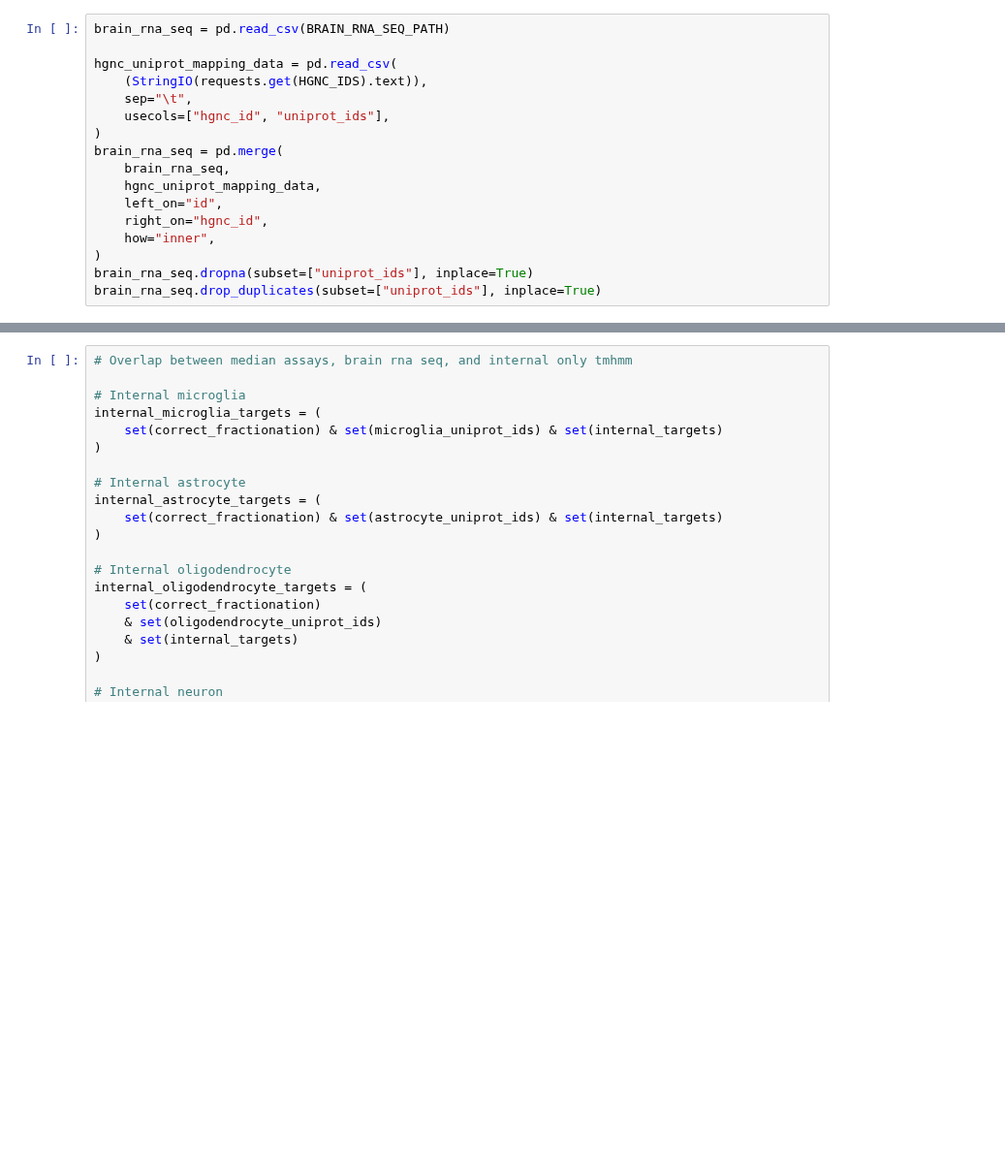
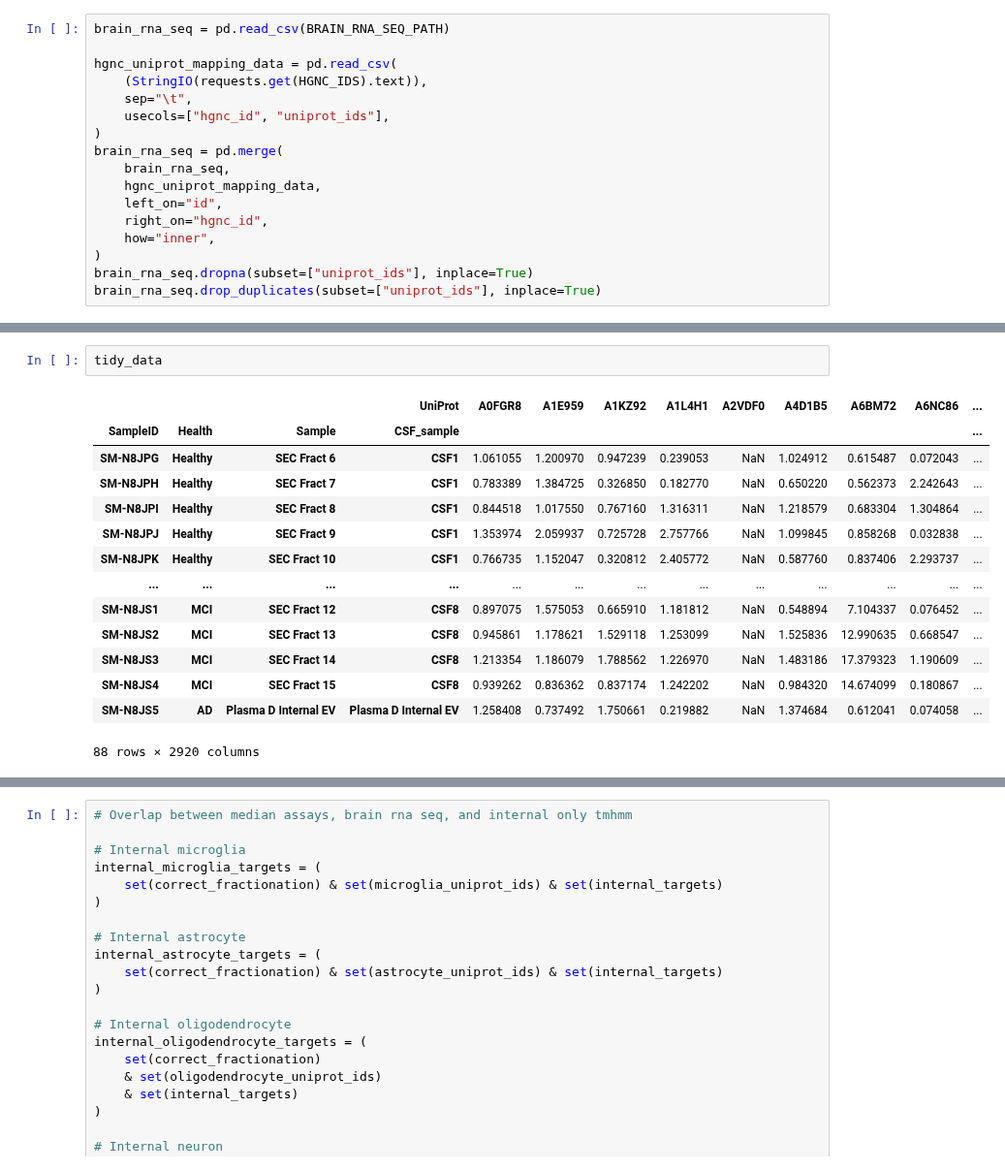
Before and after one commit to Walt-Lab/bdev_mass_spec, a Jupyter notebook: 10_analysis.ipynb, the cells around one changed output, grey strips where cells are left out. Shown at 97% size. Cells and saved outputs as stored; diff of their text form; blank space fills up the shorter version.

Commit message:
starting fractionation analysis function

```diff
--- a/10_analysis.ipynb
+++ b/10_analysis.ipynb
@@ -787,2 +454,19 @@ plt.show()
+# %%
+tidy_data
+# %% [output]
+|  |  |  | UniProt | A0FGR8 | A1E959 | A1KZ92 | A1L4H1 | A2VDF0 | A4D1B5 | A6BM72 | A6NC86 | ... |
+| SampleID | Health | Sample | CSF_sample |  |  |  |  |  |  |  |  | ... |
+| SM-N8JPG | Healthy | SEC Fract 6 | CSF1 | 1.061055 | 1.200970 | 0.947239 | 0.239053 | NaN | 1.024912 | 0.615487 | 0.072043 | ... |
+| SM-N8JPH | Healthy | SEC Fract 7 | CSF1 | 0.783389 | 1.384725 | 0.326850 | 0.182770 | NaN | 0.650220 | 0.562373 | 2.242643 | ... |
+| SM-N8JPI | Healthy | SEC Fract 8 | CSF1 | 0.844518 | 1.017550 | 0.767160 | 1.316311 | NaN | 1.218579 | 0.683304 | 1.304864 | ... |
+| SM-N8JPJ | Healthy | SEC Fract 9 | CSF1 | 1.353974 | 2.059937 | 0.725728 | 2.757766 | NaN | 1.099845 | 0.858268 | 0.032838 | ... |
+| SM-N8JPK | Healthy | SEC Fract 10 | CSF1 | 0.766735 | 1.152047 | 0.320812 | 2.405772 | NaN | 0.587760 | 0.837406 | 2.293737 | ... |
+| ... | ... | ... | ... | ... | ... | ... | ... | ... | ... | ... | ... | ... |
+| SM-N8JS1 | MCI | SEC Fract 12 | CSF8 | 0.897075 | 1.575053 | 0.665910 | 1.181812 | NaN | 0.548894 | 7.104337 | 0.076452 | ... |
+| SM-N8JS2 | MCI | SEC Fract 13 | CSF8 | 0.945861 | 1.178621 | 1.529118 | 1.253099 | NaN | 1.525836 | 12.990635 | 0.668547 | ... |
+| SM-N8JS3 | MCI | SEC Fract 14 | CSF8 | 1.213354 | 1.186079 | 1.788562 | 1.226970 | NaN | 1.483186 | 17.379323 | 1.190609 | ... |
+| SM-N8JS4 | MCI | SEC Fract 15 | CSF8 | 0.939262 | 0.836362 | 0.837174 | 1.242202 | NaN | 0.984320 | 14.674099 | 0.180867 | ... |
+| SM-N8JS5 | AD | Plasma D Internal EV | Plasma D Internal EV | 1.258408 | 0.737492 | 1.750661 | 0.219882 | NaN | 1.374684 | 0.612041 | 0.074058 | ... |
+88 rows × 2920 columns
 # %%
 # All samples fractionation analysis
```
Also changed, not shown: parts of 16 cells of this notebook, 1 other file.
